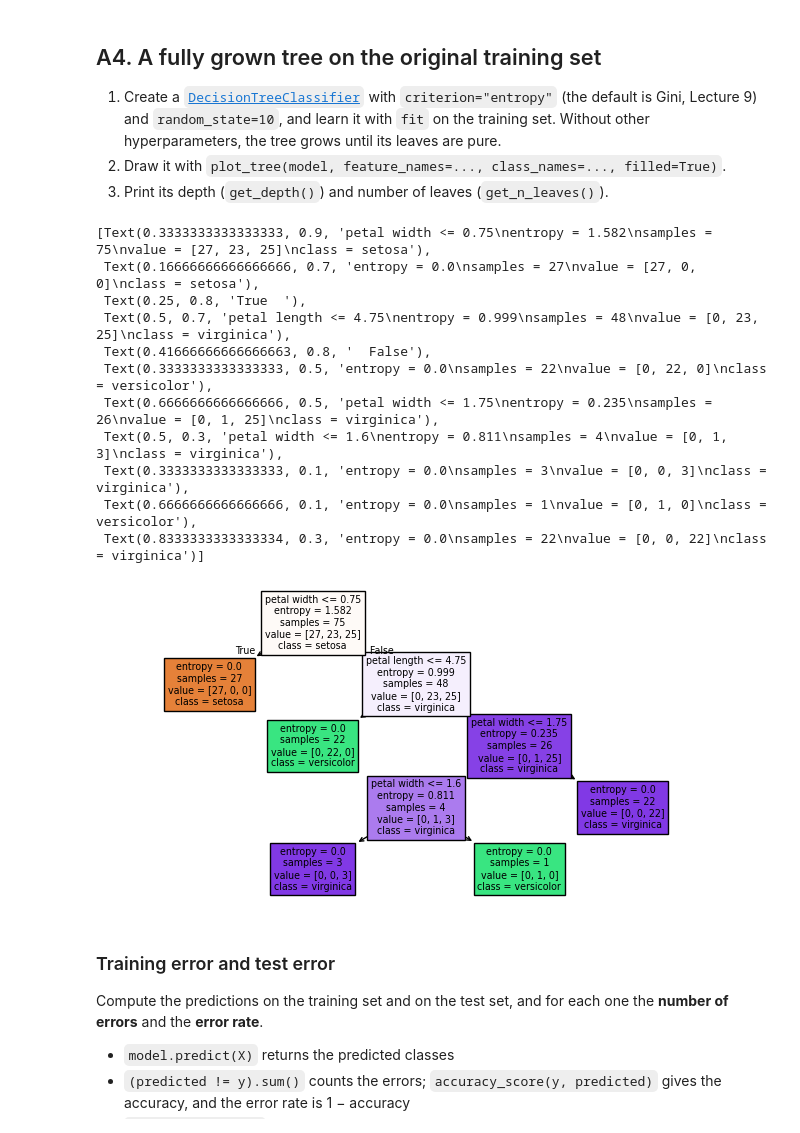
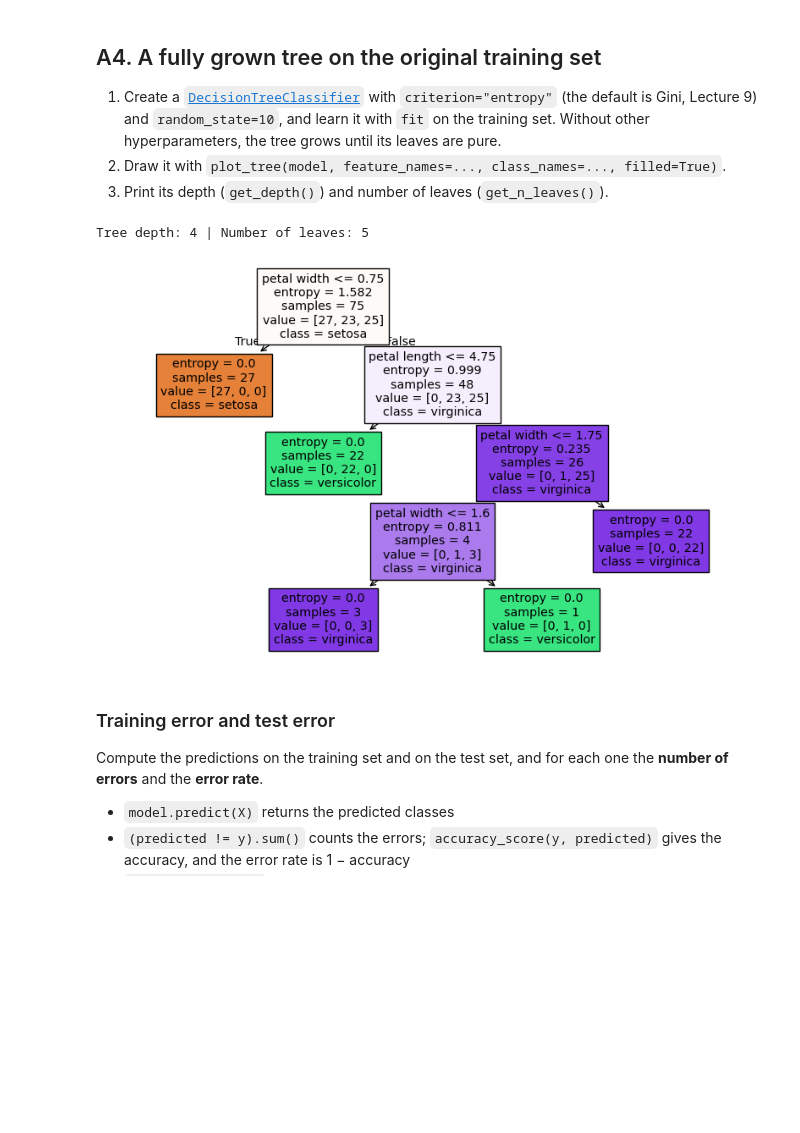
Before and after one commit to MercuryDCD/LAB-DATAMINING-MACHINELEARNING, a Jupyter notebook: ML_Lab/notebooks/lab02-dt/lab02-dt-dani.ipynb, the cells around one changed output. Cells and saved outputs as stored; diff of their text form; code cells hidden in the pictures; blank space fills up the shorter version.

```diff
--- a/ML_Lab/notebooks/lab02-dt/lab02-dt-dani.ipynb
+++ b/ML_Lab/notebooks/lab02-dt/lab02-dt-dani.ipynb
@@ -258,23 +286,18 @@ Information gain peaks at interior thresholds where partitions separate substant
 1. Print its depth (`get_depth()`) and number of leaves (`get_n_leaves()`).
 # %%
 # your code here
-model = DecisionTreeClassifier(criterion="entropy", random_state=10)
-model.fit(X_train, y_train)
+tree_orig = DecisionTreeClassifier(criterion="entropy", random_state=10)
+tree_orig.fit(X_train, y_train)
+model = tree_orig
 
-plot_tree(model, feature_names=X_train.columns, class_names=iris.target_names, filled=True)
+print(f"Tree depth: {tree_orig.get_depth()} | Number of leaves: {tree_orig.get_n_leaves()}")
+
+plt.figure(figsize=(10, 6))
+plot_tree(tree_orig, feature_names=X_train.columns, class_names=iris.target_names, filled=True)
+plt.show()
 # %% [output]
-[Text(0.3333333333333333, 0.9, 'petal width <= 0.75\nentropy = 1.582\nsamples = 75\nvalue = [27, 23, 25]\nclass = setosa'),
- Text(0.16666666666666666, 0.7, 'entropy = 0.0\nsamples = 27\nvalue = [27, 0, 0]\nclass = setosa'),
- Text(0.25, 0.8, 'True  '),
- Text(0.5, 0.7, 'petal length <= 4.75\nentropy = 0.999\nsamples = 48\nvalue = [0, 23, 25]\nclass = virginica'),
- Text(0.41666666666666663, 0.8, '  False'),
- Text(0.3333333333333333, 0.5, 'entropy = 0.0\nsamples = 22\nvalue = [0, 22, 0]\nclass = versicolor'),
- Text(0.6666666666666666, 0.5, 'petal width <= 1.75\nentropy = 0.235\nsamples = 26\nvalue = [0, 1, 25]\nclass = virginica'),
- Text(0.5, 0.3, 'petal width <= 1.6\nentropy = 0.811\nsamples = 4\nvalue = [0, 1, 3]\nclass = virginica'),
- Text(0.3333333333333333, 0.1, 'entropy = 0.0\nsamples = 3\nvalue = [0, 0, 3]\nclass = virginica'),
- Text(0.6666666666666666, 0.1, 'entropy = 0.0\nsamples = 1\nvalue = [0, 1, 0]\nclass = versicolor'),
- Text(0.8333333333333334, 0.3, 'entropy = 0.0\nsamples = 22\nvalue = [0, 0, 22]\nclass = virginica')]
+Tree depth: 4 | Number of leaves: 5
-[figure, old version]
+[figure, new version]
 # %% [markdown]
 ### Training error and test error
 
```
Also changed, not shown: parts of 28 cells of this notebook.
